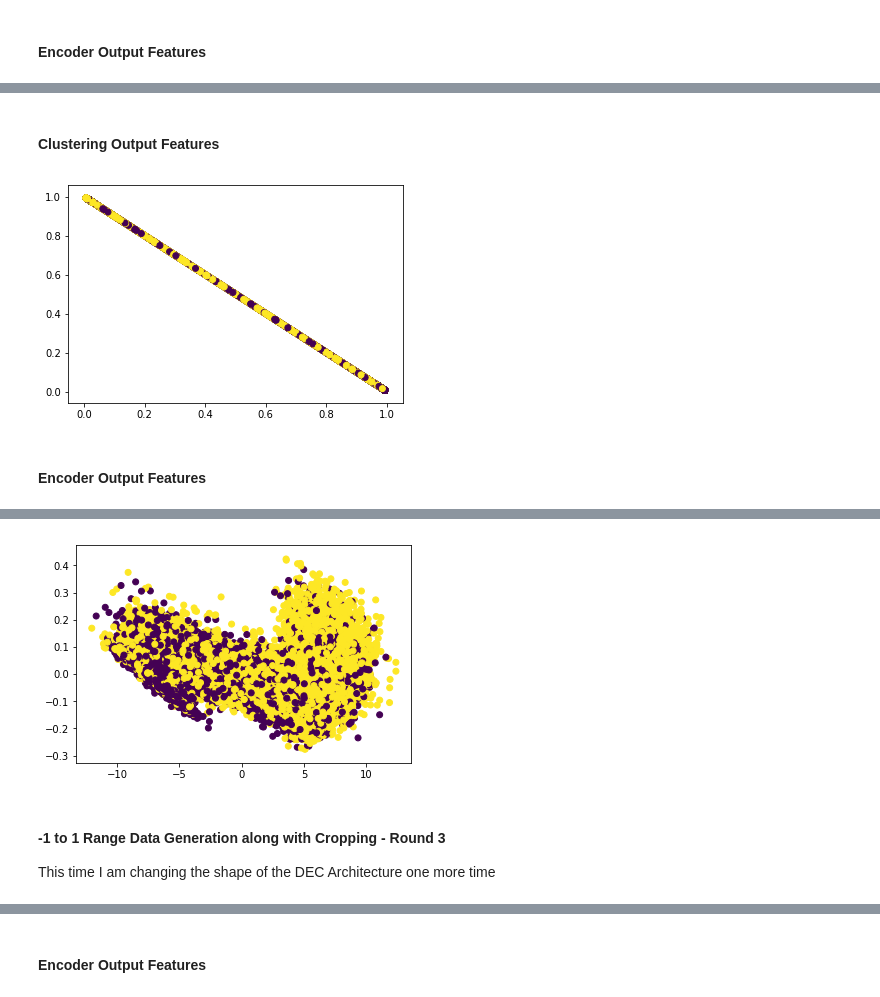
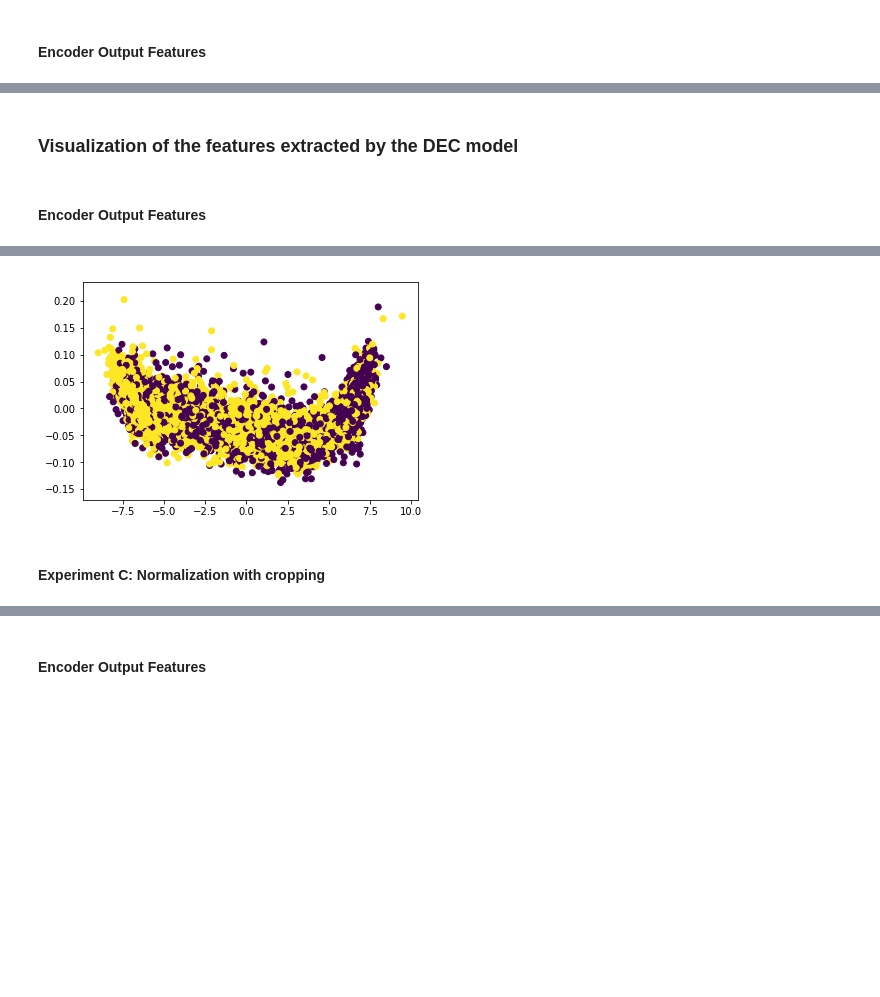
Before and after one commit to goelsaksham/Zooniverse_CNN_Clustering, a Jupyter notebook: src/Galaxy Zoo Xception DEC.ipynb, the cells around one changed output, grey strips where cells are left out. Cells and saved outputs as stored; diff of their text form; code cells hidden in the pictures; blank space fills up the shorter version.

```diff
--- a/src/Galaxy Zoo Xception DEC.ipynb
+++ b/src/Galaxy Zoo Xception DEC.ipynb
@@ -494,6 +531,6 @@ This time I am changing the shape of the DEC Architecture
 # %%
 # Defining our DEC model
-dec_model = DEC([2048, 1024, 1024], n_clusters=2)
+dec_model = DEC([2048, 500, 500, 2000, 10], n_clusters=2)
 dec_model.model.summary()
 # %% [output]
 _________________________________________________________________
@@ -512,8 +553,11 @@ Trainable params: 3,149,824
 Non-trainable params: 0
 _________________________________________________________________
+# %%
+results_save_dir = 'results/resize_normalization'
+os.makedirs(results_save_dir)
 # %%
 %%time
-dec_model.pretrain(train_features, train_labels, epochs=100)
+dec_model.pretrain(train_features, train_labels, epochs=100, save_dir=results_save_dir)
 # %% [output]
 ...Pretraining...
 Epoch 1/100
@@ -535,7 +579,7 @@ Wall time: 11min 41s
 # %%
 %%time
 dec_model.compile(optimizer=SGD(0.01, 0.9), loss='kld')
-y_pred = dec_model.fit(train_features, y=train_labels, batch_size=32)
+y_pred = dec_model.fit(train_features, y=train_labels, batch_size=32, save_dir=results_save_dir)
 print('acc:', metrics.acc(train_labels, y_pred))
 # %% [output]
 Update interval 140
@@ -558,11 +602,5 @@ Wall time: 10min 30s
-# %% [markdown]
-#### Clustering Output Features
-# %%
-dec_whole_model_pred = dec_model.model.predict(train_features)
-plt.scatter(dec_whole_model_pred[:, 0], dec_whole_model_pred[:, 1], c=train_labels)
-plt.savefig(f'../data/figs/clustering_features_new_shape_2.png')
-# %% [output]
-[figure, removed]
+# %% [markdown]
+### Visualization of the features extracted by the DEC model
 # %% [markdown]
 #### Encoder Output Features
 # %%
@@ -570,8 +608,8 @@ plt.savefig(f'../data/figs/clustering_features_new_shape_2.png')
 dec_encoder_model_pred = dec_model.encoder.predict(train_features)
 from sklearn.decomposition import PCA
 pca_mod = PCA(2)
-reduced_features = pca_mod.fit_transform(dec_encoder_model_pred)
-#cond_arr = (reduced_features[:, 0] < 50) & (reduced_features[:, 1] < 6)
+pca_mod.fit(dec_encoder_model_pred)
+reduced_features = pca_mod.transform(dec_encoder_model_pred)
 plt.scatter(reduced_features[:, 0], reduced_features[:, 1], c=train_labels)
-plt.savefig(f'../data/figs/encoding_pca_features_new_shape_2.png')
+plt.savefig(f'{results_save_dir}/encoding_pca_features.png')
 # %% [output]
@@ -580,5 +618,3 @@ Wall time: 8.24 s
-[figure, old version]
+[figure, new version]
-# %% [markdown]
-#### -1 to 1 Range Data Generation along with Cropping - Round 3
-
-This time I am changing the shape of the DEC Architecture one more time
+# %% [markdown]
+#### Experiment C: Normalization with cropping
```
Also changed, not shown: parts of 54 cells of this notebook, 21 other files.
